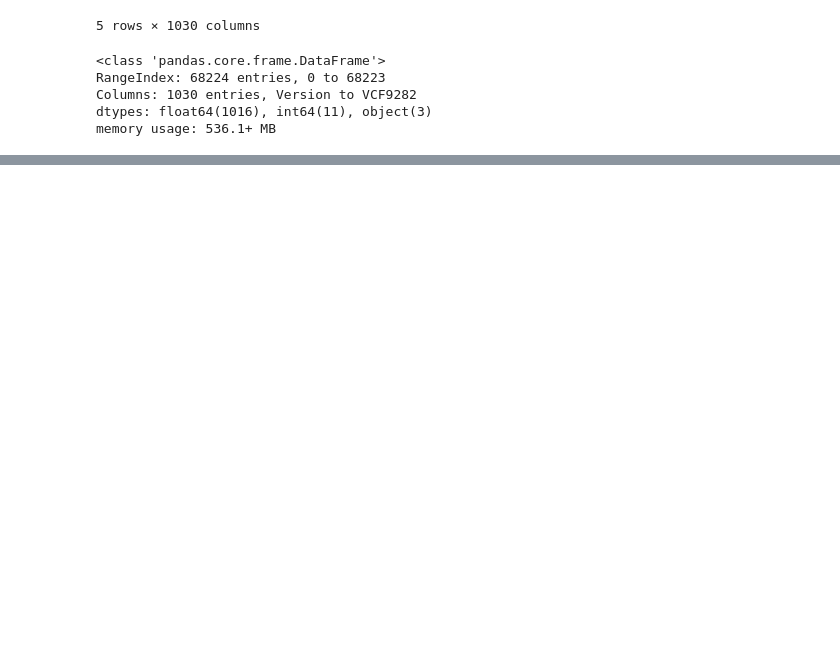
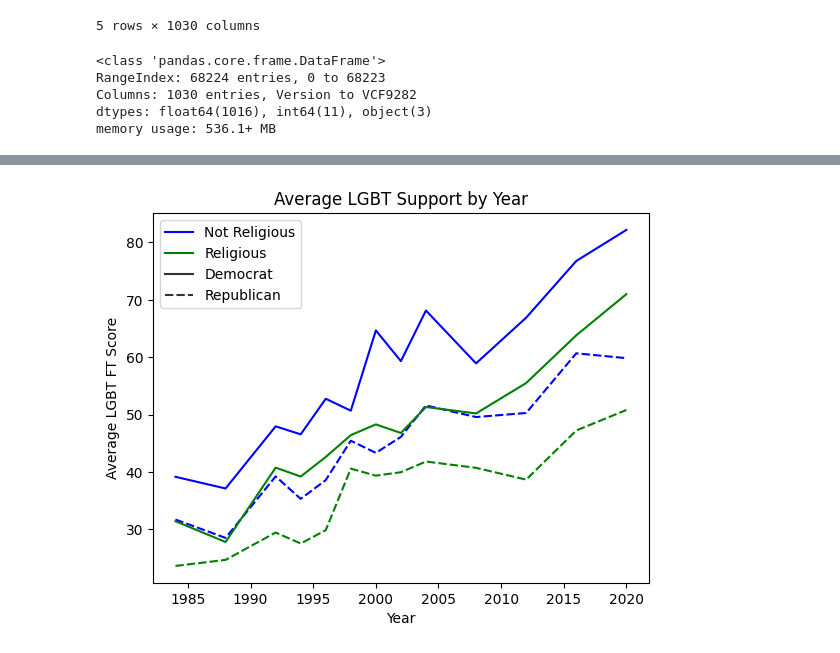
Before and after one commit to VUDataSci/data-presentation-eleanorbeers, a Jupyter notebook: eda_project_anes.ipynb, the cells around one changed output, grey strips where cells are left out. Saved outputs shown, nothing was run; the diff lists cells and outputs as text; code cells hidden in the pictures; blank space fills up the shorter version.

```diff
--- a/eda_project_anes.ipynb
+++ b/eda_project_anes.ipynb
@@ -217,0 +184,43 @@ sns.lineplot(x='year', y='religion', hue='party_id_cat', data=df6, palette=color
+# %%
+# Ok, now we can get even more specifc and look at religious dems, non-religious dems, religious republicans, non-religious republicans and average lgbt support by year
+# Line graph (x = year, y = average ft_lgbt)
+# 4 lines (religious dems, non-religious dems, religious republicans, non-religious republicans)
+
+df5 = df.groupby(['year', 'religion_cat', 'party_id_cat'])['ft_lgbt'].mean().reset_index()
+df5.head()
+
+colors = {'Religious': '#008000', 'Not Religious': '#0000FF'}
+
+# Filter for only democrats and republicans
+df5 = df5[(df5['party_id_cat'] == 'Republican') | (df5['party_id_cat'] == 'Democrat')]
+df5.head()
+
+lineplot = sns.lineplot(
+    x='year',
+    y='ft_lgbt',
+    hue='religion_cat',
+    style='party_id_cat',
+    data=df5,
+    palette=colors
+)
+
+
+# Add titles and labels
+plt.title('Average LGBT Support by Year')
+plt.xlabel('Year')
+plt.ylabel('Average LGBT FT Score')
+
+handles, labels = lineplot.get_legend_handles_labels()
+
+# Remove the unwanted legend entries
+handles_to_keep = [handles[1], handles[2], handles[4], handles[5]]
+labels_to_keep = [labels[1], labels[2], labels[4], labels[5]]
+
+# Create the new legend
+plt.legend(handles=handles_to_keep, labels=labels_to_keep)
+
+
+# Display the plot
+plt.show()
+# %% [output]
+[figure, added]
```
Also changed, not shown: parts of 38 cells of this notebook.
